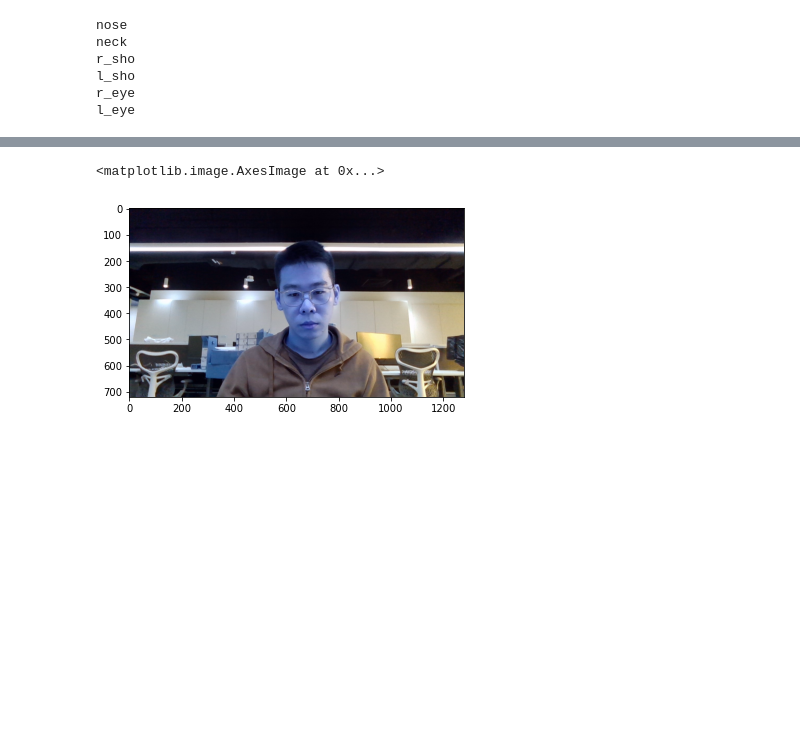
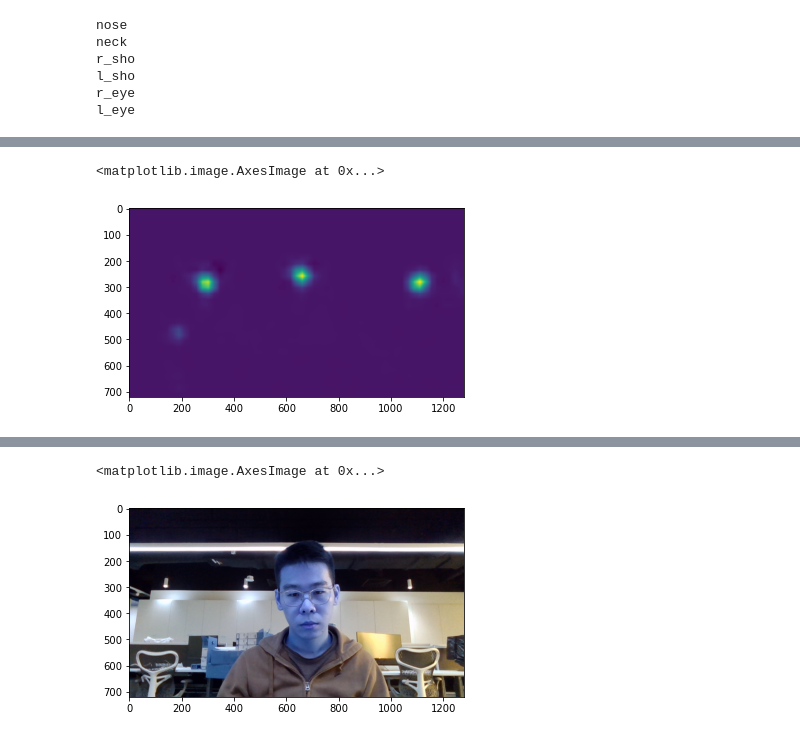
Before and after one commit to sfsy1/lightweight-human-pose-estimation.pytorch, a Jupyter notebook: demo.ipynb, the cells around one changed output, grey strips where cells are left out. Saved outputs shown, nothing was run; the diff lists cells and outputs as text; code cells hidden in the pictures; blank space fills up the shorter version.

```diff
--- a/demo.ipynb
+++ b/demo.ipynb
@@ -290,0 +307,10 @@ plt.imshow(np.squeeze(raw[0][:,0,:,:].cpu().detach().numpy()))
+# %%
+mask = np.expand_dims(cv2.resize(np.squeeze(raw[0][:,0,:].cpu().detach().numpy()), (1280,720)),2)
+# mask[mask < 0.2] = 0
+# mask[mask >= 0.2] = 1
+# mask = np.array(mask, dtype=np.uint8)
+
+plt.imshow(mask)
+# %% [output]
+<matplotlib.image.AxesImage at 0x...>
+[figure, added]
```
Also changed, not shown: parts of 12 cells of this notebook, 6 other files.
